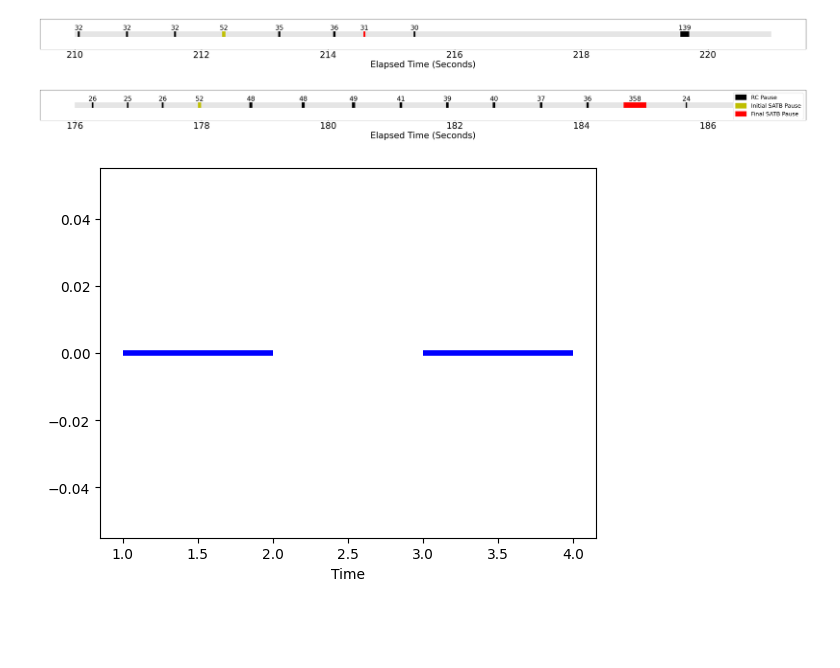
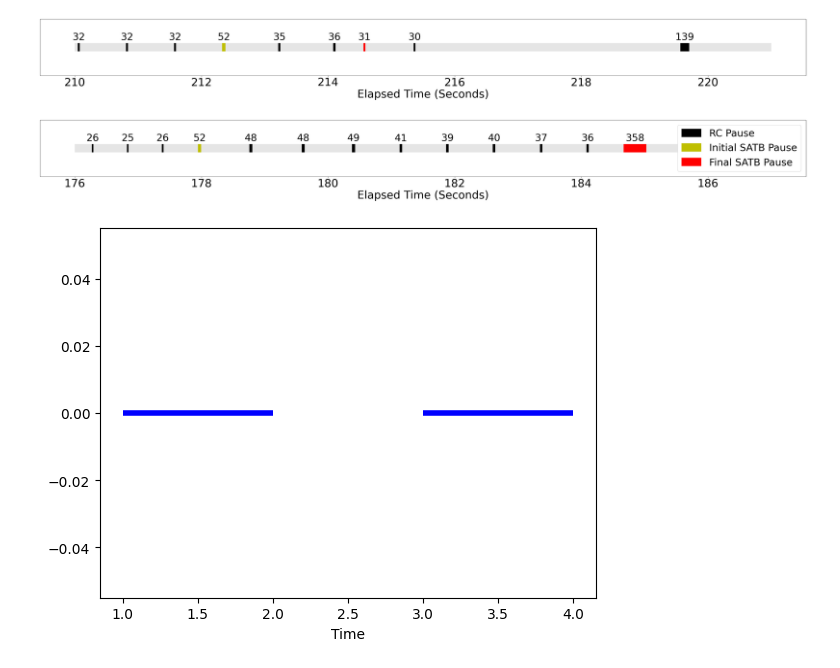
Before and after one commit to wenyuzhao/mmtk-dev, a Jupyter notebook: scripts/notebooks/pause-timeline.ipynb, the cells around one changed output. Saved outputs shown, nothing was run; the diff lists cells and outputs as text; code cells hidden in the pictures; blank space fills up the shorter version.

```diff
--- a/scripts/notebooks/pause-timeline.ipynb
+++ b/scripts/notebooks/pause-timeline.ipynb
@@ -30,8 +30,8 @@ def load_intervals(filename: str):
 
 
 def plot_intervals(filename: str, limit: tuple[float, float] = (0, 1000000), legend: bool = True, save: str | None = None, xlabel: bool = True):
-    height = 20
-    plt.figure(figsize=(50, 2))
+    height = 30
+    plt.figure(figsize=(50, 3.7))
     intervals = load_intervals(filename)
     intervals = [i for i in intervals if limit[0] <= i[1] and i[2] <= limit[1]]
     # get first CM cycle +- 3 pauses
@@ -47,42 +47,42 @@ def plot_intervals(filename: str, limit: tuple[float, float] = (0, 1000000), leg
     end = [i[2] for i in intervals if i[0] == "RefCount"]
     ys = np.zeros_like(start)
     plt.hlines(ys, start, end, "k", lw=height)
     # InitialMark pauses
     start = [i[1] for i in intervals if i[0] == "InitialMark"]
     end = [i[2] for i in intervals if i[0] == "InitialMark"]
     ys = np.zeros_like(start)
     plt.hlines(ys, start, end, "y", lw=height)
     # FinalMark pauses
     start = [i[1] for i in intervals if i[0] == "FinalMark"]
     end = [i[2] for i in intervals if i[0] == "FinalMark"]
     ys = np.zeros_like(start)
     plt.hlines(ys, start, end, "r", lw=height)
     # Full pauses
     start = [i[1] for i in intervals if i[0] == "Full"]
     end = [i[2] for i in intervals if i[0] == "Full"]
     ys = np.zeros_like(start)
     plt.hlines(ys, start, end, "m", lw=height)
     for i in range(len(intervals)):
         pt = (intervals[i][2] - intervals[i][1]) * 1000
-        plt.text((intervals[i][1] + intervals[i][2]) / 2, 0.01, f"{pt:.0f}", fontsize=24, va="bottom", ha="center")
+        plt.text((intervals[i][1] + intervals[i][2]) / 2, 0.01, f"{pt:.0f}", fontsize=36, va="bottom", ha="center")
     if xlabel:
-        plt.xlabel("Elapsed Time (Seconds)", fontsize=32)
+        plt.xlabel("Elapsed Time (Seconds)", fontsize=40)
     plt.yticks([])
-    plt.xticks(fontsize=32)
+    plt.xticks(fontsize=40)
     if legend:
-        plt.legend(["RC Pause", "Initial SATB Pause", "Final SATB Pause"], loc="upper right", fontsize=20.5, facecolor="white", framealpha=1)
+        plt.legend(["RC Pause", "Initial SATB Pause", "Final SATB Pause"], loc="upper right", fontsize=36, facecolor="white", framealpha=1)
     if save:
         plt.savefig(save, format="pdf", pad_inches=0.1, bbox_inches="tight")
     plt.show()
 
 
 plot_intervals("../../evaluation/results/log/lxr-h2-large-log-boar-2024-06-05-Wed-004622/lxr-2x.log", limit=(210, 221), legend=False, save="../../h2-pauses-2x-jun2024.pdf")
 # %% [output]
-[figure, old version]
+[figure, new version]
 # %%
 plot_intervals("../../evaluation/results/log/lxr-h2-large-log-boar-2024-06-05-Wed-004622/lxr-jul2023-2x.log", limit=(176, 187), save="../../h2-pauses-2x-jul2023.pdf")
 # %% [output]
-[figure, old version]
+[figure, new version]
 # %%
 import matplotlib.pyplot as plt
 from matplotlib.dates import DateFormatter, MinuteLocator, SecondLocator
```
Also changed, not shown: 3 other files.
